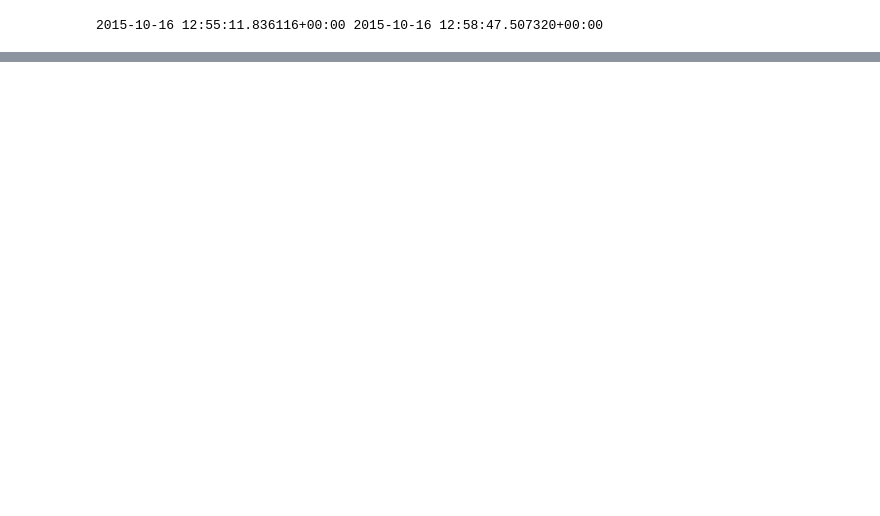
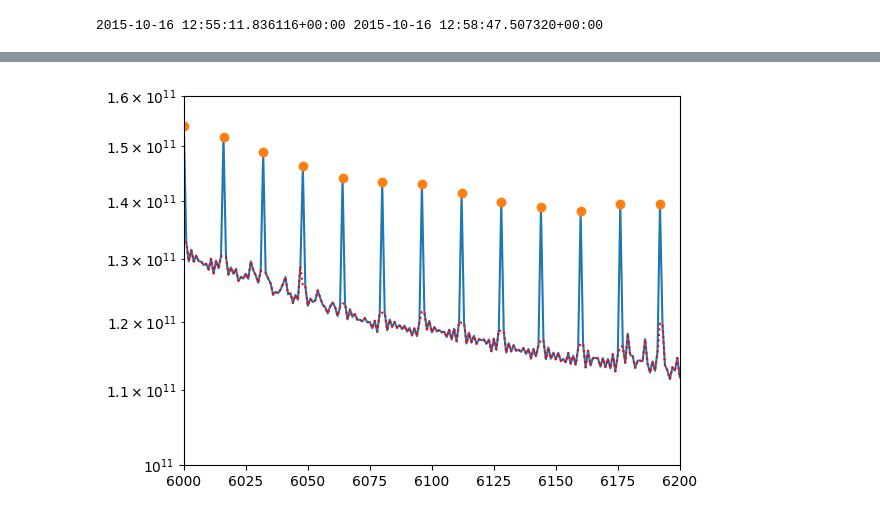
Before and after one commit to peijin94/LOFAR-Sun-tools, a Jupyter notebook: demo/demo_h5_cutout_fits.ipynb, the cells around one changed output, grey strips where cells are left out. Drawn from its saved outputs; the diff is of its cells as text; code cells hidden in the pictures; blank space fills up the shorter version.

```diff
--- a/demo/demo_h5_cutout_fits.ipynb
+++ b/demo/demo_h5_cutout_fits.ipynb
@@ -68,0 +70,19 @@ print(mdates.num2date(t_fits[0]), mdates.num2date(t_fits[-1])) # time range
+# %%
+num_idx_test=20000
+arr_data = np.mean(f[dataset_uri][num_idx_test:(num_idx_test+1000),:],0)
+
+arr_data2=np.mean(f[dataset_uri][num_idx_test:(num_idx_test+1000),:],0)
+
+arr_data2[0::16]=arr_data2[1::16]
+idx_bf = np.arange(6400)
+idx_edge = np.arange(0, 6400, 16)
+
+
+plt.plot(idx_bf,arr_data,'-')
+plt.plot(idx_bf,arr_data2,'r:')
+plt.plot(idx_edge,arr_data[idx_edge],'o')
+plt.xlim(6000,6200)
+plt.ylim(1e11,1.6e11)
+plt.yscale('log')
+# %% [output]
+[figure, added]
```
Also changed, not shown: parts of 4 cells of this notebook, 1 other file.
